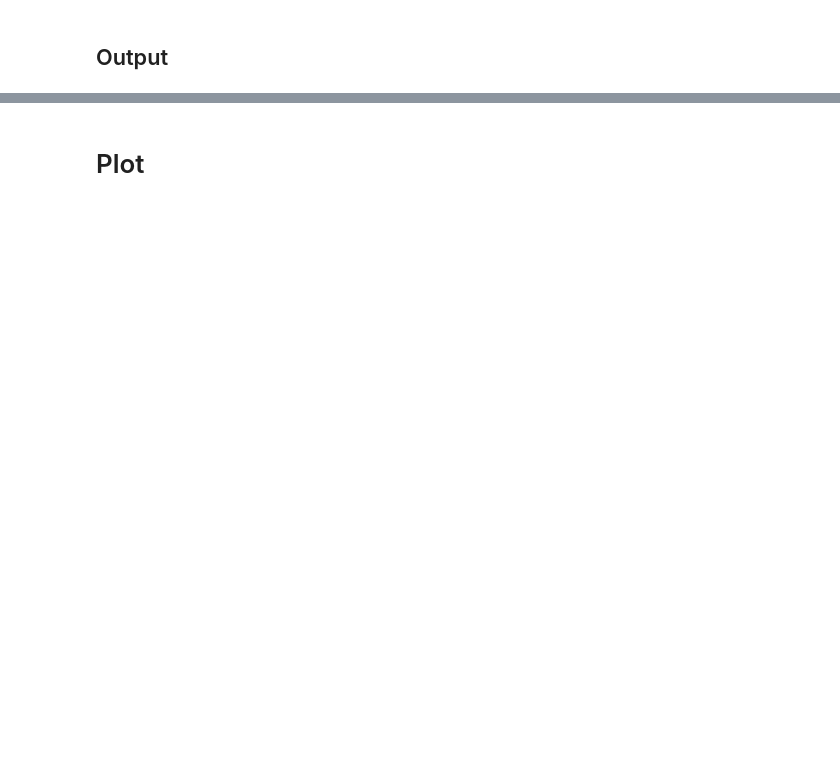
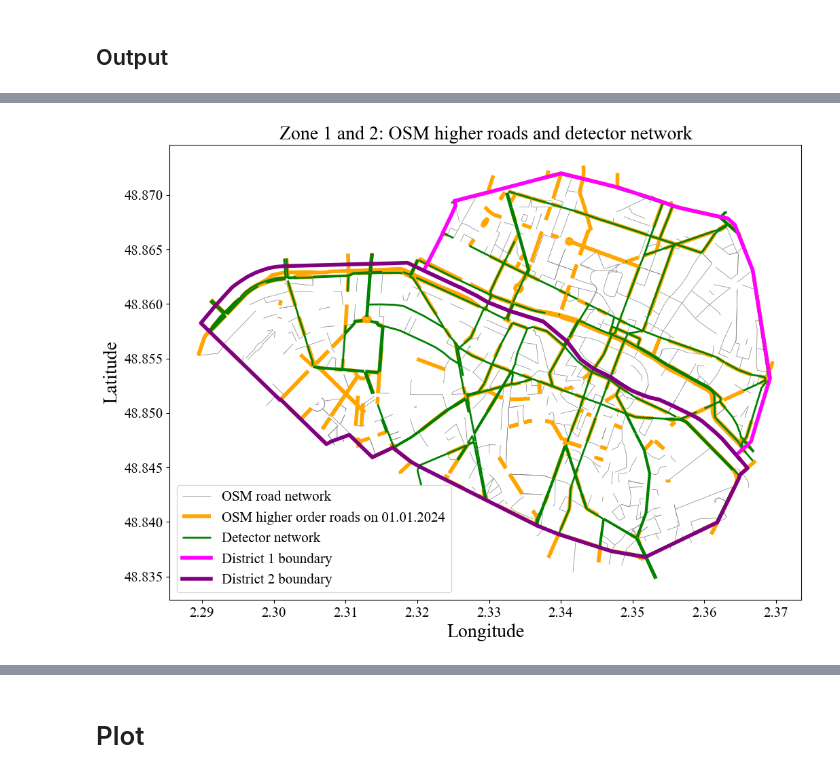
Before and after one commit to enatterer/Effects-of-Paris-Cycling-Policies-on-vehicular-flow, a Jupyter notebook: src/main/network_matching/optimize_osm_matching.ipynb, the cells around one changed output, grey strips where cells are left out. Drawn from its saved outputs; the diff is of its cells as text; code cells hidden in the pictures; blank space fills up the shorter version.

```diff
--- a/src/main/network_matching/optimize_osm_matching.ipynb
+++ b/src/main/network_matching/optimize_osm_matching.ipynb
@@ -319,0 +399,26 @@ Percentile:  0.9
+# %%
+fig, ax = plt.subplots(figsize=(12, 10))
+df_osm_intersect_zone_1_boundary.plot(ax=ax, linewidth = 0.5, color = "grey", label = "OSM road network")
+df_osm_hor_intersect_zone_1_boundary.plot(ax=ax, color = 'orange', linewidth = 4, label = "OSM higher order roads on 01.01.2024")
+df_detectors_intersect_zone_1_boundary.plot(ax=ax, linewidth=2, color = "green", label = "Detector network")
+
+df_osm_intersect_zone_2_boundary.plot(ax=ax, linewidth = 0.5, color = "grey")
+df_osm_hor_intersect_zone_2_boundary.plot(ax=ax, color = 'orange', linewidth = 4)
+df_detectors_intersect_zone_2_boundary.plot(ax=ax, linewidth=2, color = "green")
+
+exterior_x, exterior_y = zone_1_boundary.exterior.xy
+plt.plot(exterior_x, exterior_y, color = 'magenta', linewidth = 4, label = "District 1 boundary")
+
+exterior_x_zone_2, exterior_y_zone_2 = zone_2_boundary.exterior.xy
+plt.plot(exterior_x_zone_2, exterior_y_zone_2, color = 'purple', linewidth = 4, label = "District 2 boundary")
+
+plt.xlabel("Longitude", font = font, fontsize = fontsize)
+plt.ylabel("Latitude", font = font, fontsize = fontsize)
+plt.title("Zone 1 and 2: OSM higher roads and detector network", font = font, fontsize = fontsize)
+plt.xticks(font = font, fontsize = 15)
+plt.yticks(font = font, fontsize = 15)
+font_legend = font_manager.FontProperties(family=font, style='normal', size=15)
+plt.legend(loc='lower left', prop = font_legend)
+plt.savefig("results/zone_1_osm_hor_and_dets.pdf", dpi=1000, bbox_inches='tight')
+# %% [output]
+[figure, added]
```
Also changed, not shown: parts of 22 cells of this notebook.
